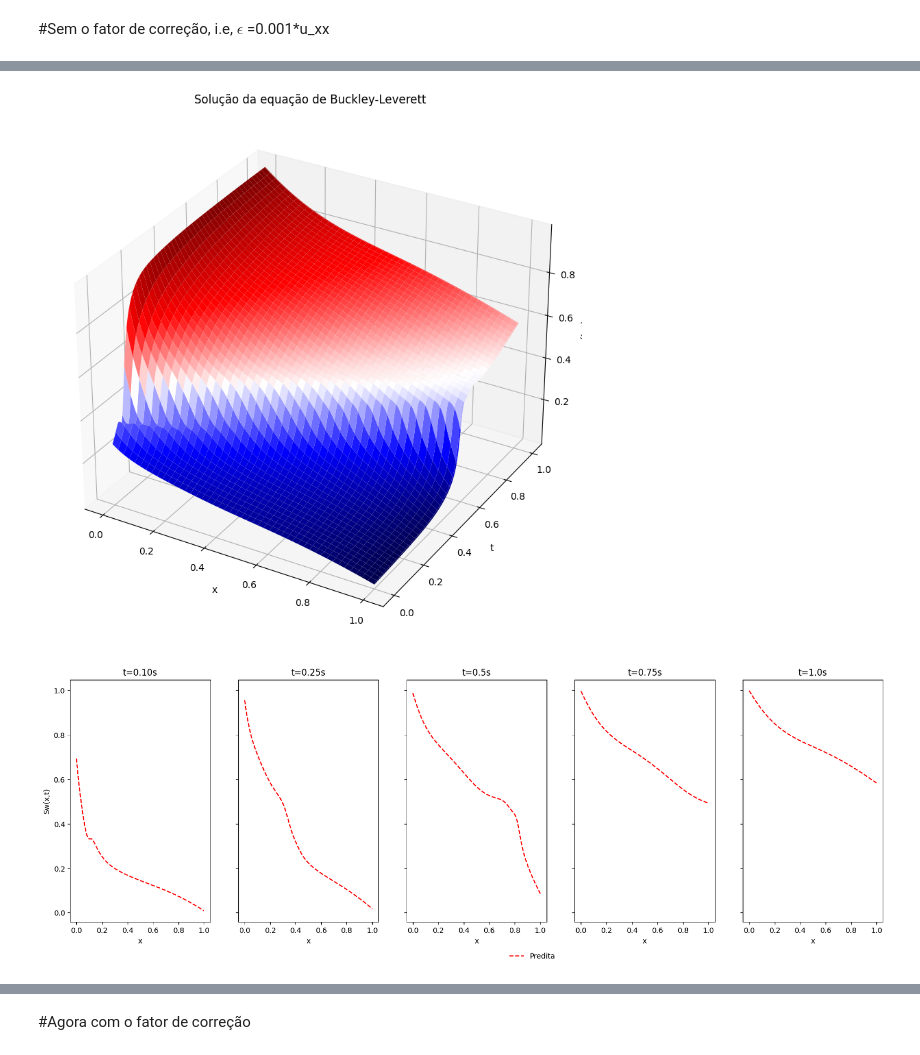
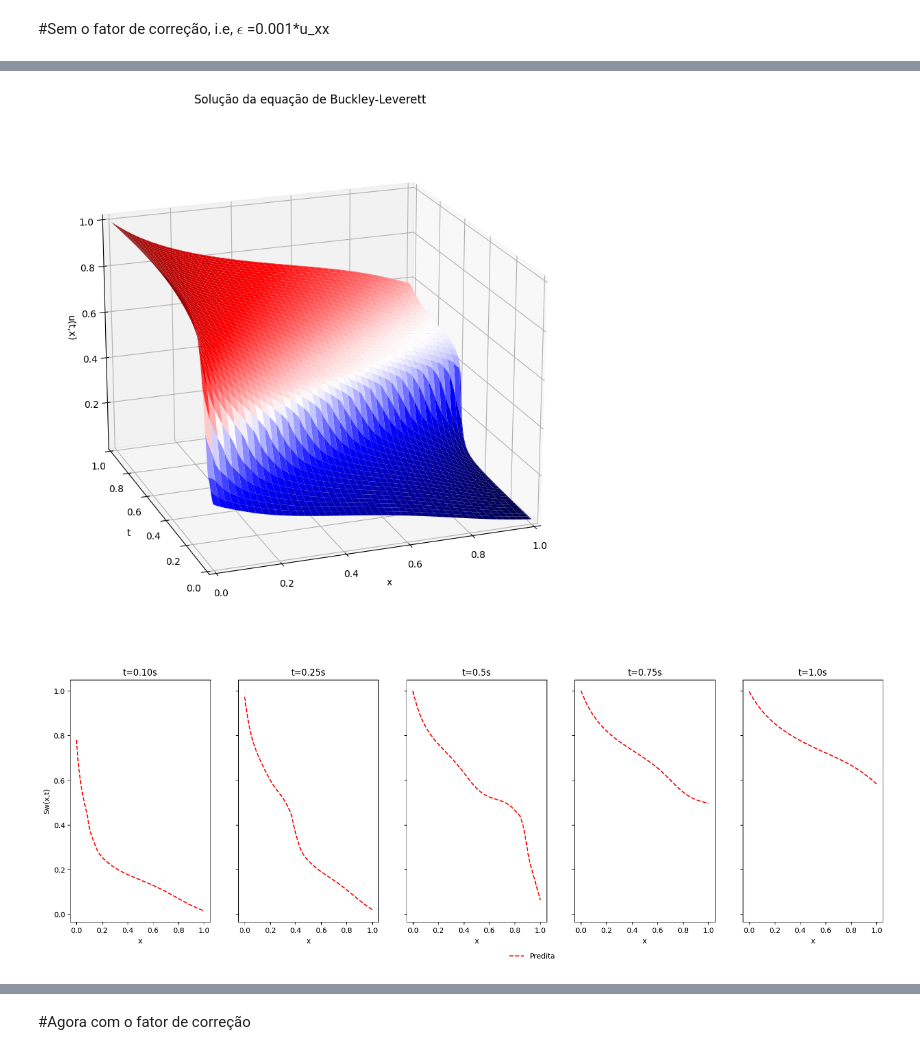
Before and after one commit to JoaoAlexandreFerreira/RNA, a Jupyter notebook: PINN_buckley_leverett.ipynb, the cells around one changed output, grey strips where cells are left out. Cells and saved outputs as stored; diff of their text form; code cells hidden in the pictures.

```diff
--- a/PINN_buckley_leverett.ipynb
+++ b/PINN_buckley_leverett.ipynb
@@ -110,7 +111,7 @@ def modelopinn(nos, camadas_ocultas):
   ))
 
   for i in range(camadas_ocultas):
-        modelo.add(Dense(nos, activation='tanh', kernel_initializer=GlorotNormal()))
+        modelo.add(Dense(nos, activation='tanh', kernel_initializer=GlorotUniform()))
 
   modelo.add(Dense(1))
   modelo.summary()
@@ -255,16 +258,18 @@ upred = modelosc(Xgrid)
 # %%
 U = upred.numpy().reshape(N+1,N+1)
 fig = plt.figure(figsize=(10,12))
 ax = fig.add_subplot(111, projection='3d')
 ax.plot_surface(X, T, U, cmap='seismic');
-#ax.view_init(25,25)
+ax.view_init(20,70)
+ax.set_xlim(1,0)
+ax.set_ylim(1,0)
 ax.set_xlabel('x')
 ax.set_ylabel('t')
 ax.set_zlabel('u(t,x)')
 ax.set_title('Solução da equação de Buckley-Leverett');
 plt.show()
 # %% [output]
-[figure, old version]
+[figure, new version]
 # %%
 xspace = np.linspace(lb[1], ub[1], N + 1)
 
@@ -324,7 +329,7 @@ plt.legend(
 )
 plt.show()
 # %% [output]
-[figure, old version]
+[figure, new version]
 # %%
 class PINN_Arquitetura(keras.Model):
 
```
Also changed, not shown: parts of 21 cells of this notebook.
